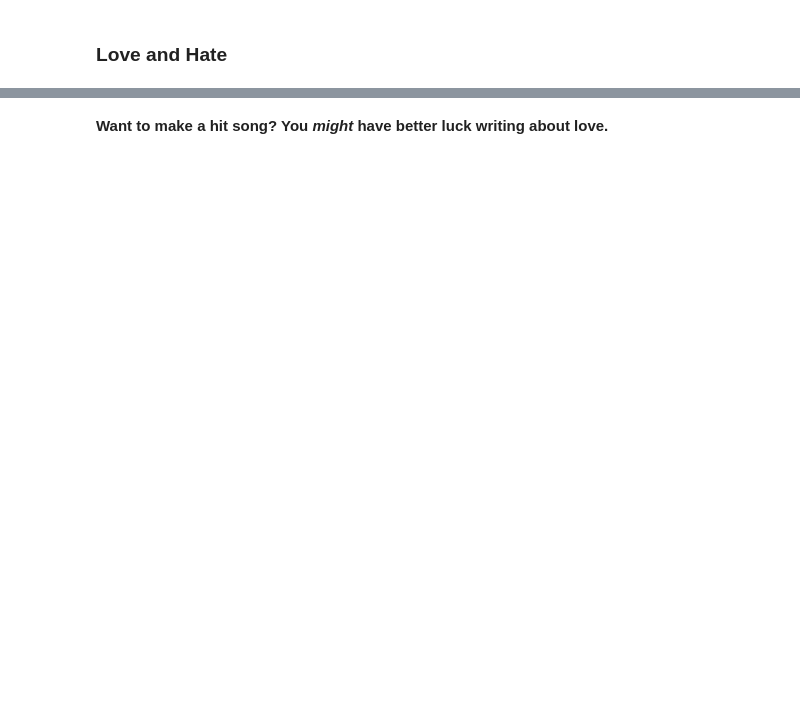
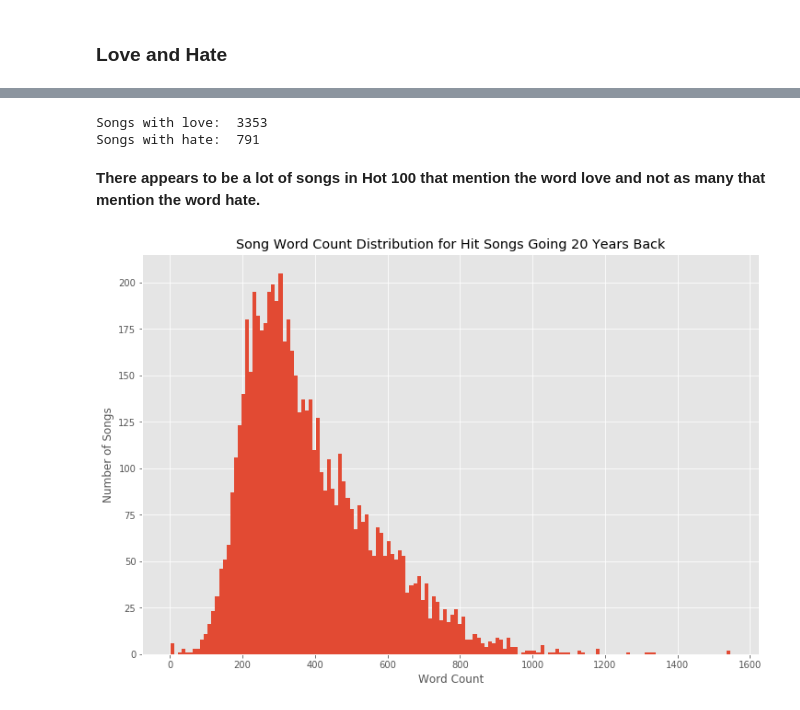
Before and after one commit to sn-ekstrand/lyric-clustering, a Jupyter notebook: notebooks/lyrics_eda.ipynb, the cells around one changed output, grey strips where cells are left out. Drawn from its saved outputs; the diff is of its cells as text; code cells hidden in the pictures; blank space fills up the shorter version.

```diff
--- a/notebooks/lyrics_eda.ipynb
+++ b/notebooks/lyrics_eda.ipynb
@@ -230 +396,3 @@ df[df['word_count'] < 5]
+# %%
+df = df.drop(['week', 'standing'], axis=1)
 # %%
@@ -239,0 +422,2 @@ The lyrics are complete in mongodb and incomplete in the dataframe created from
+# %%
+df = df.drop_duplicates()
@@ -254,4 +481,6 @@ df[hate_list].head()
 # %%
-print('\nSongs with love: ', sum(love_list), '\nSongs with hate: ', sum(hate_list))
+print('\nSongs with love: ', sum(love_list),
+      '\nSongs with hate: ', sum(hate_list))
+# %% [output]
+Songs with love:  3353
+Songs with hate:  791
-# %% [markdown]
-<b> Want to make a hit song? You ***might*** have better luck writing about love. </b>
@@ -261,0 +487,10 @@ df.tail()
+# %% [markdown]
+<b> There appears to be a lot of songs in Hot 100 that mention the word love and not as many that mention the word hate.</b>
+# %%
+fig, ax = plt.subplots(figsize=(12,8))
+ax.hist(df['word_count'], bins=150)
+ax.set_xlabel('Word Count')
+ax.set_ylabel('Number of Songs')
+ax.set_title('Song Word Count Distribution for Hit Songs Going 20 Years Back');
+# %% [output]
+[figure, added]
```
Also changed, not shown: parts of 63 cells of this notebook.
